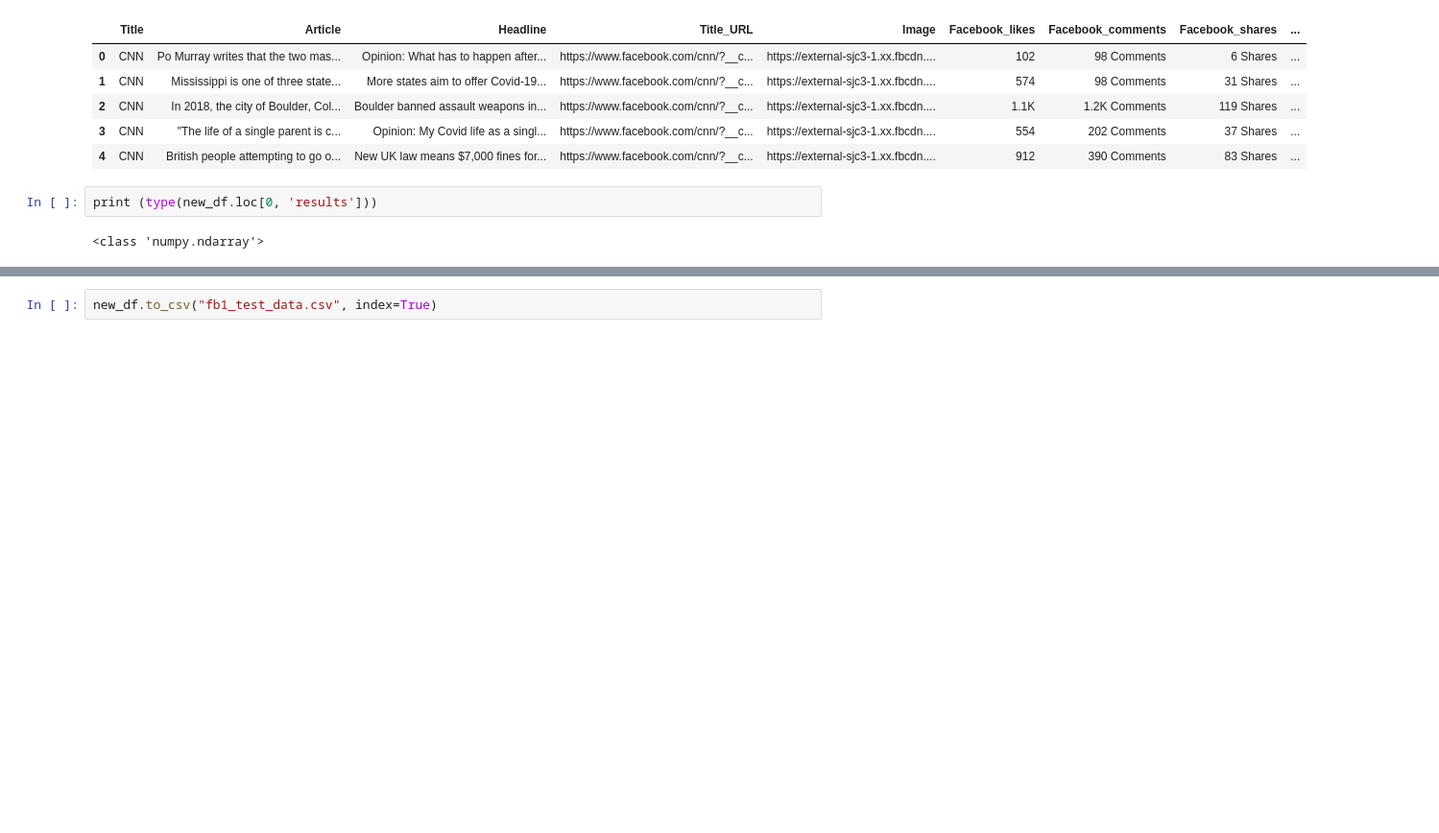
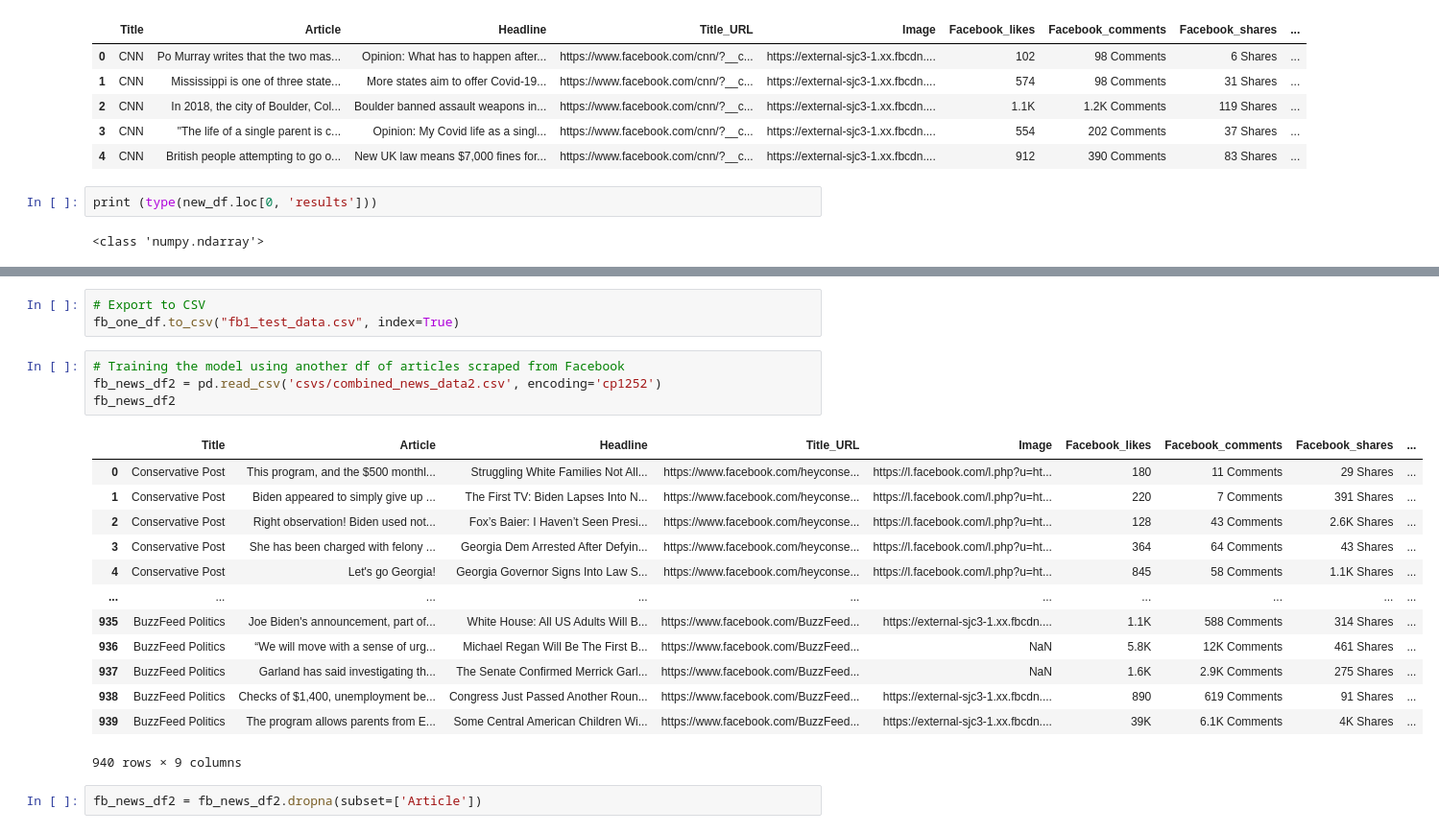
Before and after one commit to aliciasply/Final-Project, a Jupyter notebook: paola/testing.ipynb, the cells around one changed output, grey strips where cells are left out. Shown at 96% size. Drawn from its saved outputs; the diff is of its cells as text; blank space fills up the shorter version.

Commit message:
tested additional dataset of scraped fb articles, added categorized column, exported to csv, cleaned up notebook

```diff
--- a/paola/testing.ipynb
+++ b/paola/testing.ipynb
@@ -195,2 +152,23 @@ new_df
 # %%
-new_df.to_csv("fb1_test_data.csv", index=True)
+# Export to CSV
+fb_one_df.to_csv("fb1_test_data.csv", index=True)
+# %%
+# Training the model using another df of articles scraped from Facebook
+fb_news_df2 = pd.read_csv('csvs/combined_news_data2.csv', encoding='cp1252')
+fb_news_df2
+# %% [output]
+|  | Title | Article | Headline | Title_URL | Image | Facebook_likes | Facebook_comments | Facebook_shares | ... |
+| 0 | Conservative Post | This program, and the $500 monthl... | Struggling White Families Not All... | https://www.facebook.com/heyconse... | https://l.facebook.com/l.php?u=ht... | 180 | 11 Comments | 29 Shares | ... |
+| 1 | Conservative Post | Biden appeared to simply give up ... | The First TV: Biden Lapses Into N... | https://www.facebook.com/heyconse... | https://l.facebook.com/l.php?u=ht... | 220 | 7 Comments | 391 Shares | ... |
+| 2 | Conservative Post | Right observation! Biden used not... | Fox’s Baier: I Haven’t Seen Presi... | https://www.facebook.com/heyconse... | https://l.facebook.com/l.php?u=ht... | 128 | 43 Comments | 2.6K Shares | ... |
+| 3 | Conservative Post | She has been charged with felony ... | Georgia Dem Arrested After Defyin... | https://www.facebook.com/heyconse... | https://l.facebook.com/l.php?u=ht... | 364 | 64 Comments | 43 Shares | ... |
+| 4 | Conservative Post | Let's go Georgia! | Georgia Governor Signs Into Law S... | https://www.facebook.com/heyconse... | https://l.facebook.com/l.php?u=ht... | 845 | 58 Comments | 1.1K Shares | ... |
+| ... | ... | ... | ... | ... | ... | ... | ... | ... | ... |
+| 935 | BuzzFeed Politics | Joe Biden's announcement, part of... | White House: All US Adults Will B... | https://www.facebook.com/BuzzFeed... | https://external-sjc3-1.xx.fbcdn.... | 1.1K | 588 Comments | 314 Shares | ... |
+| 936 | BuzzFeed Politics | “We will move with a sense of urg... | Michael Regan Will Be The First B... | https://www.facebook.com/BuzzFeed... | NaN | 5.8K | 12K Comments | 461 Shares | ... |
+| 937 | BuzzFeed Politics | Garland has said investigating th... | The Senate Confirmed Merrick Garl... | https://www.facebook.com/BuzzFeed... | NaN | 1.6K | 2.9K Comments | 275 Shares | ... |
+| 938 | BuzzFeed Politics | Checks of $1,400, unemployment be... | Congress Just Passed Another Roun... | https://www.facebook.com/BuzzFeed... | https://external-sjc3-1.xx.fbcdn.... | 890 | 619 Comments | 91 Shares | ... |
+| 939 | BuzzFeed Politics | The program allows parents from E... | Some Central American Children Wi... | https://www.facebook.com/BuzzFeed... | https://external-sjc3-1.xx.fbcdn.... | 39K | 6.1K Comments | 4K Shares | ... |
+940 rows × 9 columns
+# %%
+fb_news_df2 = fb_news_df2.dropna(subset=['Article'])
```
Also changed, not shown: parts of 23 cells of this notebook, 2 other files.
